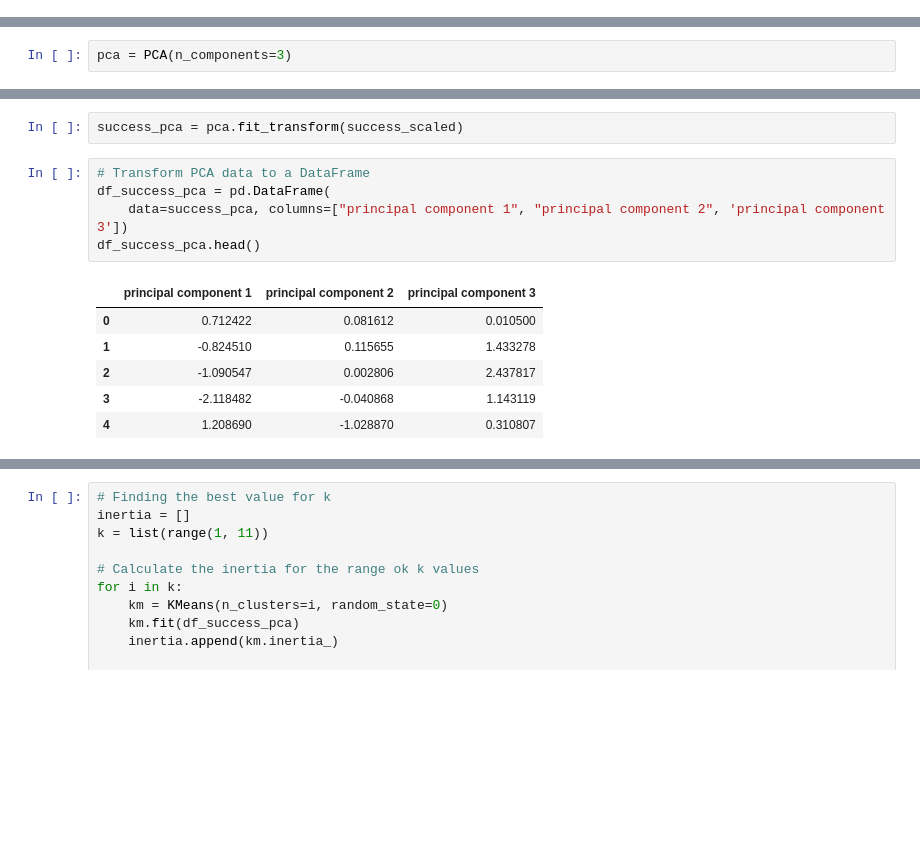
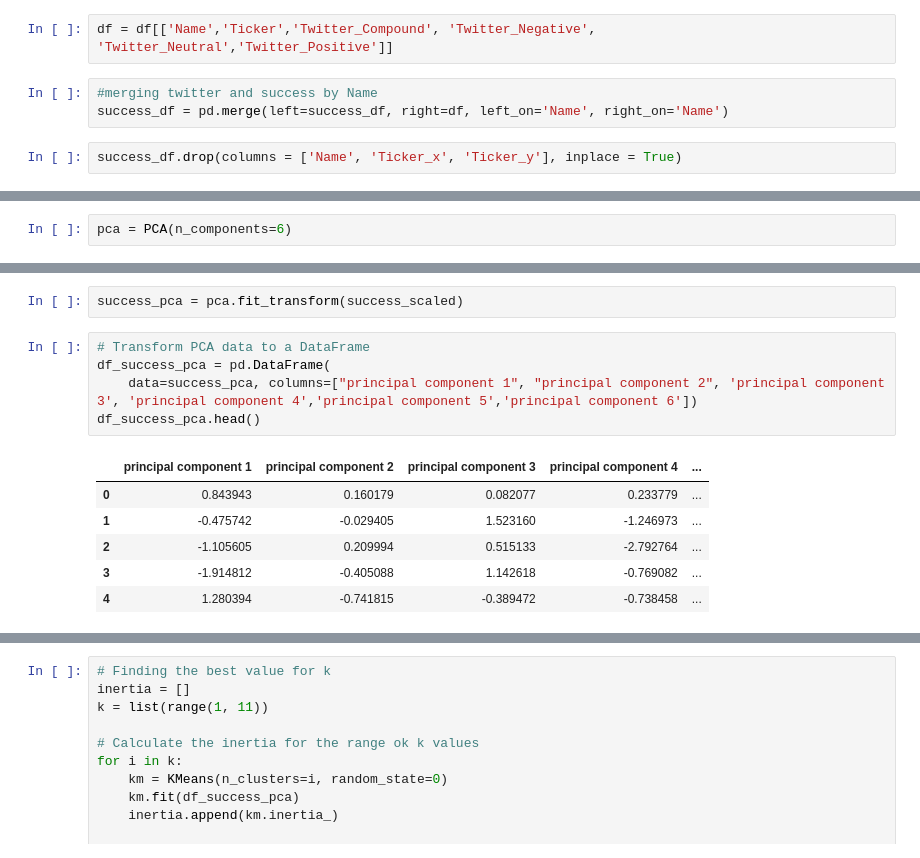
Before and after one commit to eccadena/ICO_Viability_Index, a Jupyter notebook: notebooks/libs/Eric/experimentation/success_df_analysis.ipynb, the cells around one changed output, grey strips where cells are left out. Drawn from its saved outputs; the diff is of its cells as text; blank space fills up the shorter version.

```diff
--- a/notebooks/libs/Eric/experimentation/success_df_analysis.ipynb
+++ b/notebooks/libs/Eric/experimentation/success_df_analysis.ipynb
@@ -134,0 +136,7 @@ success_df.replace("-126 d","-126", inplace=True)
+# %%
+df = df[['Name','Ticker','Twitter_Compound', 'Twitter_Negative', 'Twitter_Neutral','Twitter_Positive']]
+# %%
+#merging twitter and success by Name
+success_df = pd.merge(left=success_df, right=df, left_on='Name', right_on='Name')
+# %%
+success_df.drop(columns = ['Name', 'Ticker_x', 'Ticker_y'], inplace = True)
@@ -158,5 +193,5 @@ array([[-1.47172222,  0.83353949,  0.03201576, ...,  1.15669804,
 # %%
-pca = PCA(n_components=3)
+pca = PCA(n_components=6)
 # %%
 success_scaled.shape[1] #number of features... ie, the number of components minus 1 we can use.
 # %% [output]
@@ -166,15 +201,15 @@ success_pca = pca.fit_transform(success_scaled)
 # %%
 # Transform PCA data to a DataFrame
 df_success_pca = pd.DataFrame(
-    data=success_pca, columns=["principal component 1", "principal component 2", 'principal component 3'])
+    data=success_pca, columns=["principal component 1", "principal component 2", 'principal component 3', 'principal component 4','principal component 5','principal component 6'])
 df_success_pca.head()
 # %% [output]
-|  | principal component 1 | principal component 2 | principal component 3 |
-| 0 | 0.712422 | 0.081612 | 0.010500 |
-| 1 | -0.824510 | 0.115655 | 1.433278 |
-| 2 | -1.090547 | 0.002806 | 2.437817 |
-| 3 | -2.118482 | -0.040868 | 1.143119 |
-| 4 | 1.208690 | -1.028870 | 0.310807 |
+|  | principal component 1 | principal component 2 | principal component 3 | principal component 4 | ... |
+| 0 | 0.843943 | 0.160179 | 0.082077 | 0.233779 | ... |
+| 1 | -0.475742 | -0.029405 | 1.523160 | -1.246973 | ... |
+| 2 | -1.105605 | 0.209994 | 0.515133 | -2.792764 | ... |
+| 3 | -1.914812 | -0.405088 | 1.142618 | -0.769082 | ... |
+| 4 | 1.280394 | -0.741815 | -0.389472 | -0.738458 | ... |
 # %%
 pca.explained_variance_ratio_.sum() #horrible but 3 what we need according to the elbow curve
 # %% [output]
```
Also changed, not shown: parts of 19 cells of this notebook, 3 other files.
